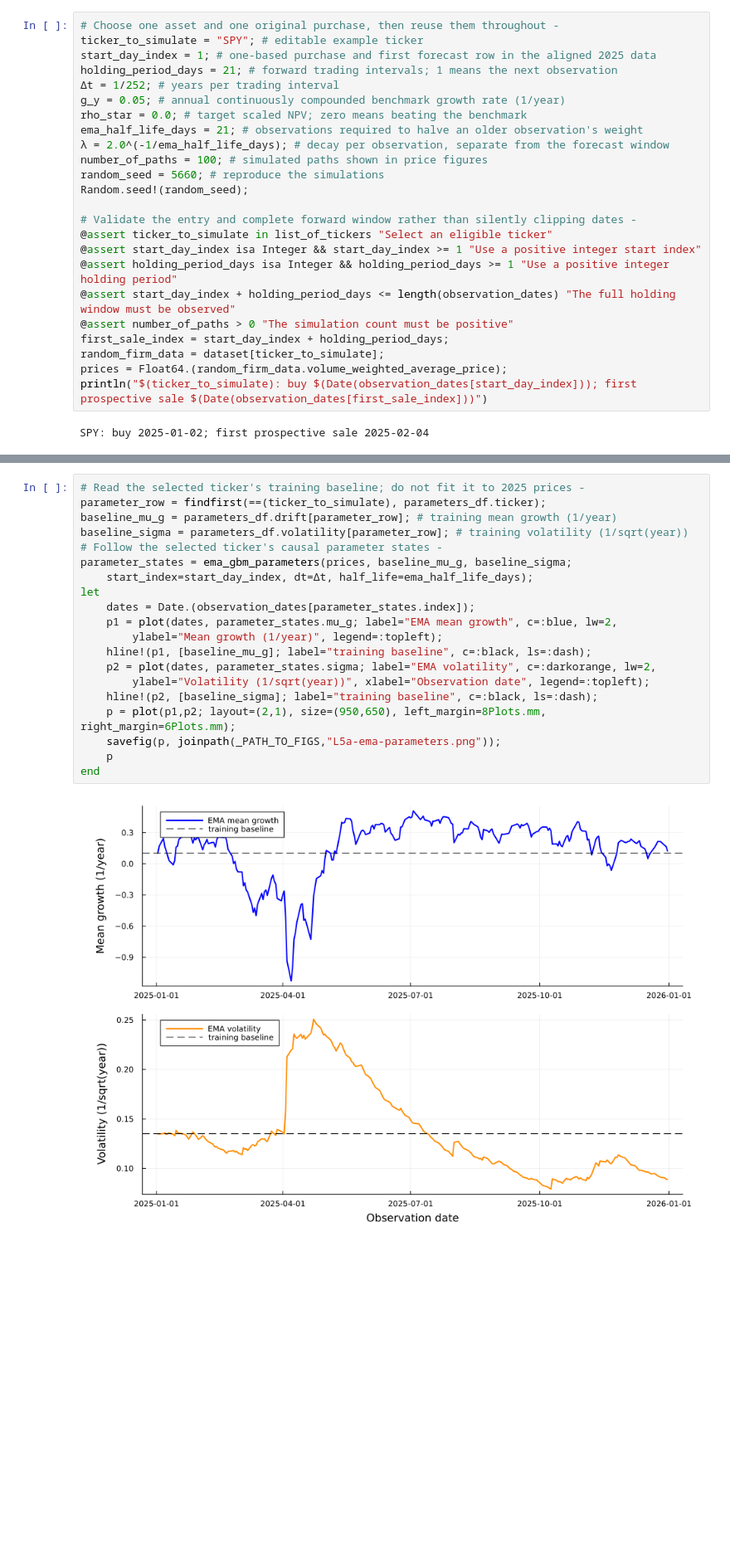
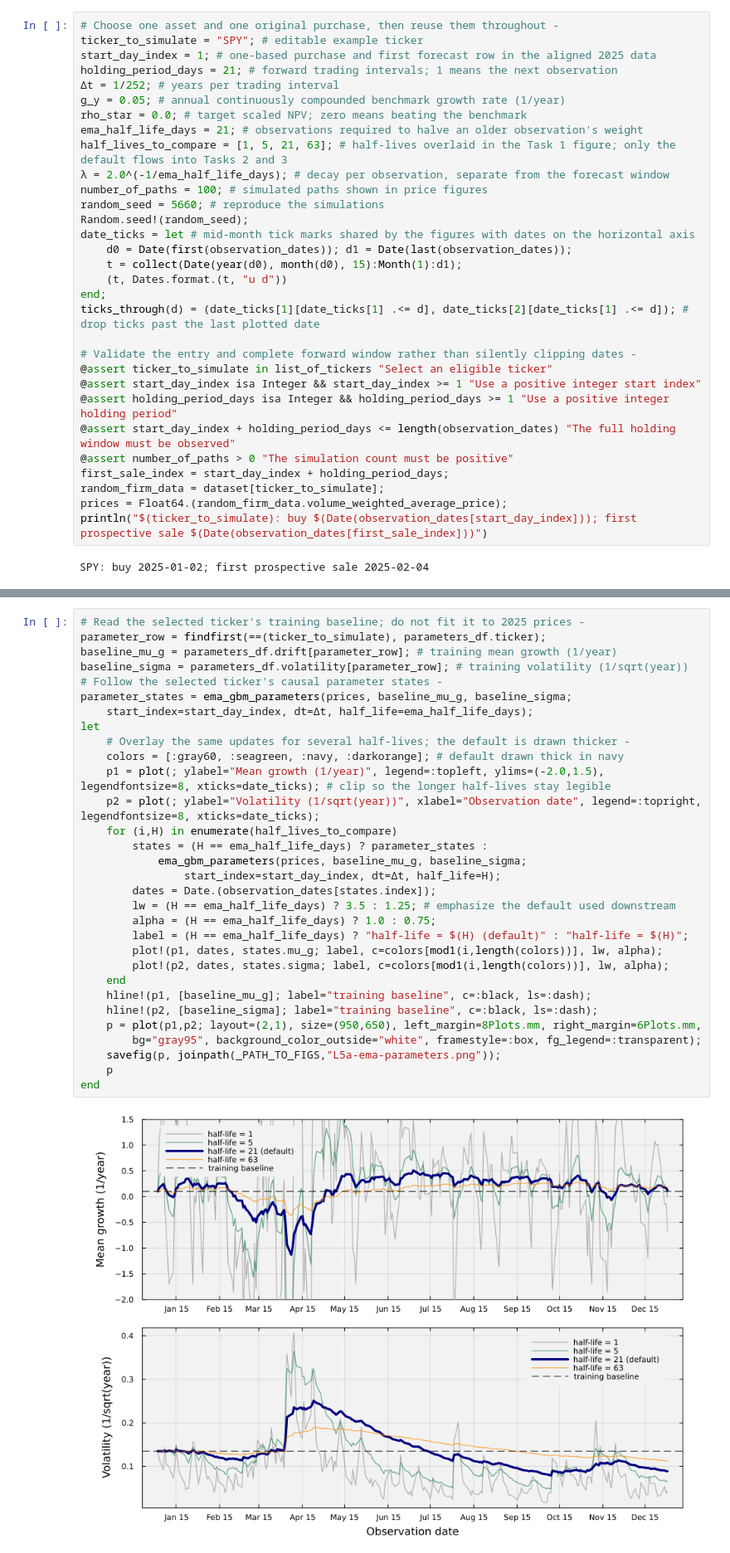
Before and after one commit to varnerlab/CHEME-5660-CourseRepository-Fall-2026, a Jupyter notebook: lectures/week-5/L5a/CHEME-5660-L5a-Example-EMA-SAGBM-Fall-2026.ipynb, the cells around one changed output, grey strips where cells are left out. Shown at 83% size. Drawn from its saved outputs; the diff is of its cells as text; blank space fills up the shorter version.

```diff
--- a/lectures/week-5/L5a/CHEME-5660-L5a-Example-EMA-SAGBM-Fall-2026.ipynb
+++ b/lectures/week-5/L5a/CHEME-5660-L5a-Example-EMA-SAGBM-Fall-2026.ipynb
@@ -86,10 +108,17 @@ holding_period_days = 21; # forward trading intervals; 1 means the next observat
 g_y = 0.05; # annual continuously compounded benchmark growth rate (1/year)
 rho_star = 0.0; # target scaled NPV; zero means beating the benchmark
 ema_half_life_days = 21; # observations required to halve an older observation's weight
+half_lives_to_compare = [1, 5, 21, 63]; # half-lives overlaid in the Task 1 figure; only the default flows into Tasks 2 and 3
 λ = 2.0^(-1/ema_half_life_days); # decay per observation, separate from the forecast window
 number_of_paths = 100; # simulated paths shown in price figures
 random_seed = 5660; # reproduce the simulations
 Random.seed!(random_seed);
+date_ticks = let # mid-month tick marks shared by the figures with dates on the horizontal axis
+    d0 = Date(first(observation_dates)); d1 = Date(last(observation_dates));
+    t = collect(Date(year(d0), month(d0), 15):Month(1):d1);
+    (t, Dates.format.(t, "u d"))
+end;
+ticks_through(d) = (date_ticks[1][date_ticks[1] .<= d], date_ticks[2][date_ticks[1] .<= d]); # drop ticks past the last plotted date
 
 # Validate the entry and complete forward window rather than silently clipping dates -
 @assert ticker_to_simulate in list_of_tickers "Select an eligible ticker"
@@ -143,22 +169,33 @@ The [ema_gbm_parameters(...) function](docs/adaptive-functions.md#ema_gbm_parame
 # %%
 # Read the selected ticker's training baseline; do not fit it to 2025 prices -
 parameter_row = findfirst(==(ticker_to_simulate), parameters_df.ticker);
 baseline_mu_g = parameters_df.drift[parameter_row]; # training mean growth (1/year)
 baseline_sigma = parameters_df.volatility[parameter_row]; # training volatility (1/sqrt(year))
 # Follow the selected ticker's causal parameter states -
 parameter_states = ema_gbm_parameters(prices, baseline_mu_g, baseline_sigma;
     start_index=start_day_index, dt=Δt, half_life=ema_half_life_days);
 let
-    dates = Date.(observation_dates[parameter_states.index]);
-    p1 = plot(dates, parameter_states.mu_g; label="EMA mean growth", c=:blue, lw=2,
-        ylabel="Mean growth (1/year)", legend=:topleft);
+    # Overlay the same updates for several half-lives; the default is drawn thicker -
+    colors = [:gray60, :seagreen, :navy, :darkorange]; # default drawn thick in navy
+    p1 = plot(; ylabel="Mean growth (1/year)", legend=:topleft, ylims=(-2.0,1.5), legendfontsize=8, xticks=date_ticks); # clip so the longer half-lives stay legible
+    p2 = plot(; ylabel="Volatility (1/sqrt(year))", xlabel="Observation date", legend=:topright, legendfontsize=8, xticks=date_ticks);
+    for (i,H) in enumerate(half_lives_to_compare)
+        states = (H == ema_half_life_days) ? parameter_states :
+            ema_gbm_parameters(prices, baseline_mu_g, baseline_sigma;
+                start_index=start_day_index, dt=Δt, half_life=H);
+        dates = Date.(observation_dates[states.index]);
+        lw = (H == ema_half_life_days) ? 3.5 : 1.25; # emphasize the default used downstream
+        alpha = (H == ema_half_life_days) ? 1.0 : 0.75;
+        label = (H == ema_half_life_days) ? "half-life = $(H) (default)" : "half-life = $(H)";
+        plot!(p1, dates, states.mu_g; label, c=colors[mod1(i,length(colors))], lw, alpha);
+        plot!(p2, dates, states.sigma; label, c=colors[mod1(i,length(colors))], lw, alpha);
+    end
     hline!(p1, [baseline_mu_g]; label="training baseline", c=:black, ls=:dash);
-    p2 = plot(dates, parameter_states.sigma; label="EMA volatility", c=:darkorange, lw=2,
-        ylabel="Volatility (1/sqrt(year))", xlabel="Observation date", legend=:topleft);
     hline!(p2, [baseline_sigma]; label="training baseline", c=:black, ls=:dash);
-    p = plot(p1,p2; layout=(2,1), size=(950,650), left_margin=8Plots.mm, right_margin=6Plots.mm);
+    p = plot(p1,p2; layout=(2,1), size=(950,650), left_margin=8Plots.mm, right_margin=6Plots.mm,
+        bg="gray95", background_color_outside="white", framestyle=:box, fg_legend=:transparent);
     savefig(p, joinpath(_PATH_TO_FIGS,"L5a-ema-parameters.png"));
     p
 end
 # %% [output]
-[figure, old version]
+[figure, new version]
```
Also changed, not shown: parts of 17 cells of this notebook, 13 other files.
